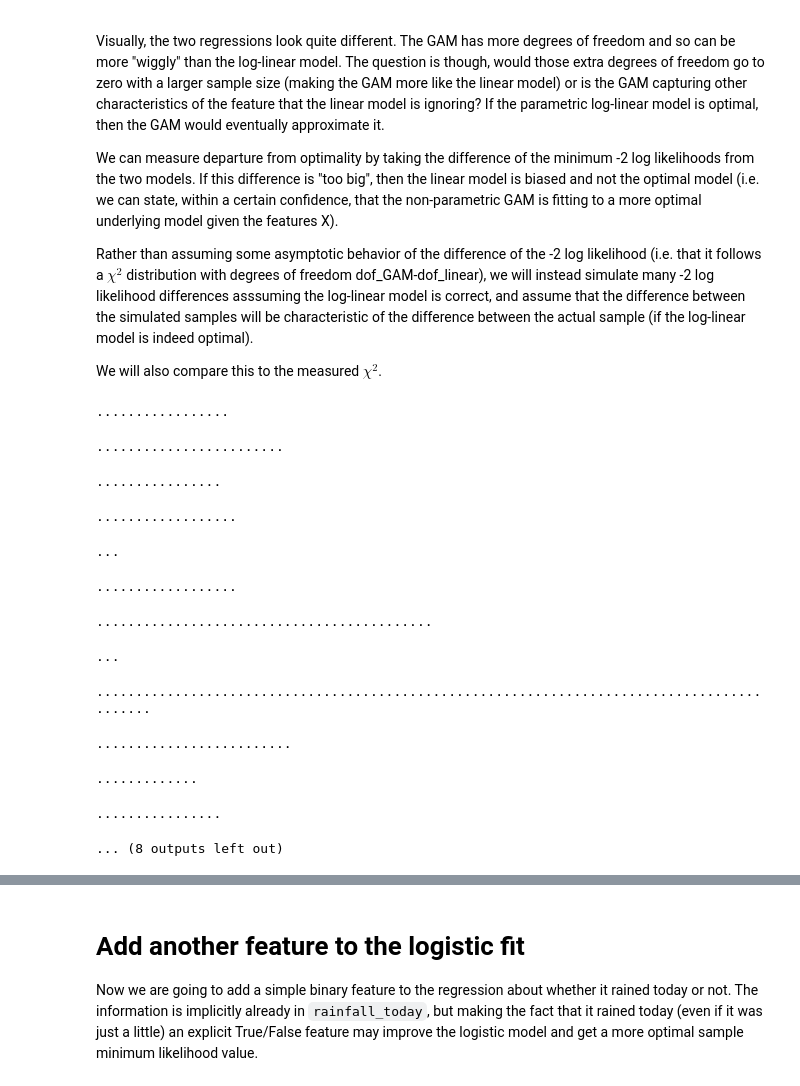
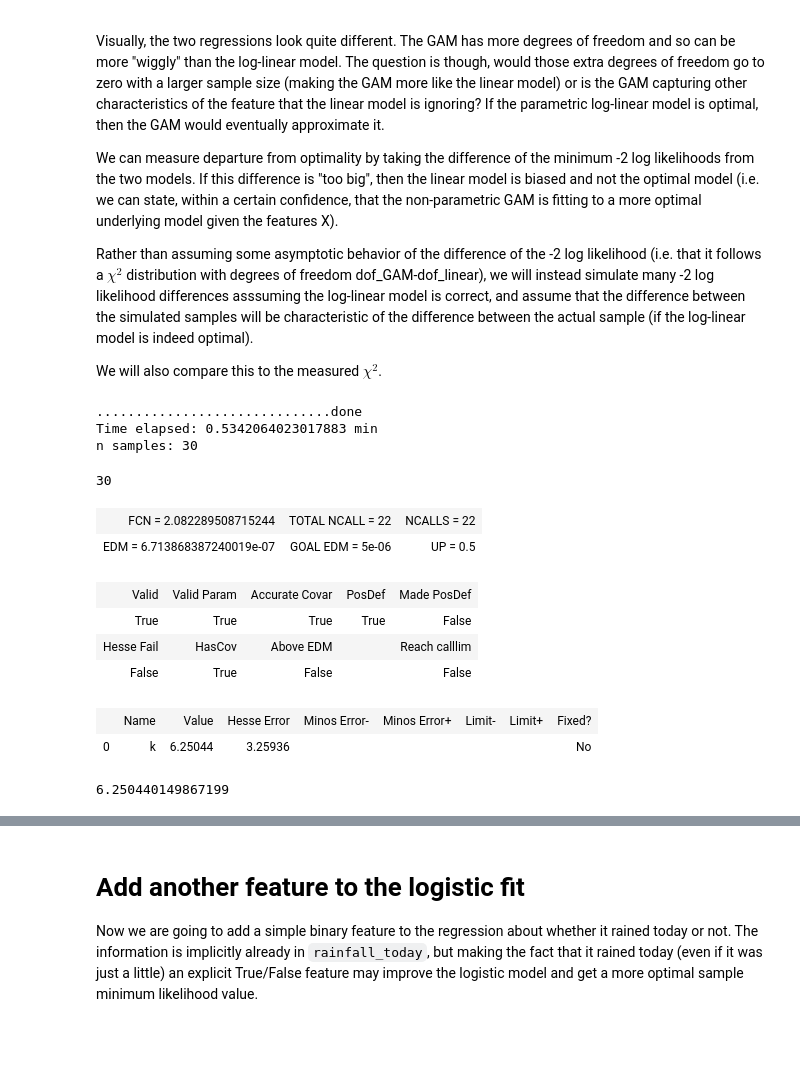
Before and after one commit to bhaney/snoq_rainfall, a Jupyter notebook: Logistic_regression_rainfall_prediction.ipynb, the cells around one changed output, grey strips where cells are left out. Saved outputs shown, nothing was run; the diff lists cells and outputs as text; code cells hidden in the pictures; blank space fills up the shorter version.

```diff
--- a/Logistic_regression_rainfall_prediction.ipynb
+++ b/Logistic_regression_rainfall_prediction.ipynb
@@ -411,7 +414,7 @@ def calculate_2ll_diff(x,y):
 import concurrent.futures, time, random
 # simulate the models many times to get a lot of likelihood differences
 # This may take a long time to run
-n_sim = 500
+n_sim = 30
 likelihood_differences = []
 
 def model(seed):
@@ -433,19 +436,26 @@ print('Time elapsed: {} min'.format((end-start)/60))
 likelihood_differences = np.array(likelihood_differences)
 print('n samples: {}'.format(len(likelihood_differences)))
 # %% [output]
-.................
+..............................done
+Time elapsed: 0.5342064023017883 min
+n samples: 30
-........................
-................
-..................
-...
-..................
-...........................................
-...
-............................................................................................
-.........................
-.............
-................
-... (8 outputs left out)
+# %%
+from probfit import UnbinnedLH, chisquared
+unbinned_likelihood = UnbinnedLH(chisquared, likelihood_differences[0])
+minuit = Minuit(unbinned_likelihood, k=2)
+minuit.migrad()
+minuit.values.values()[0]
+# %% [output]
+30
+| FCN = 2.082289508715244 | TOTAL NCALL = 22 | NCALLS = 22 |
+| EDM = 6.713868387240019e-07 | GOAL EDM = 5e-06 | UP = 0.5 |
+| Valid | Valid Param | Accurate Covar | PosDef | Made PosDef |
+| True | True | True | True | False |
+| Hesse Fail | HasCov | Above EDM |  | Reach calllim |
+| False | True | False |  | False |
+|  | Name | Value | Hesse Error | Minos Error- | Minos Error+ | Limit- | Limit+ | Fixed? |
+| 0 | k | 6.25044 | 3.25936 |  |  |  |  | No |
+6.250440149867199
 # %%
 #create a chi2 distribution
 from scipy.stats import chi2
```
Also changed, not shown: parts of 18 cells of this notebook.
